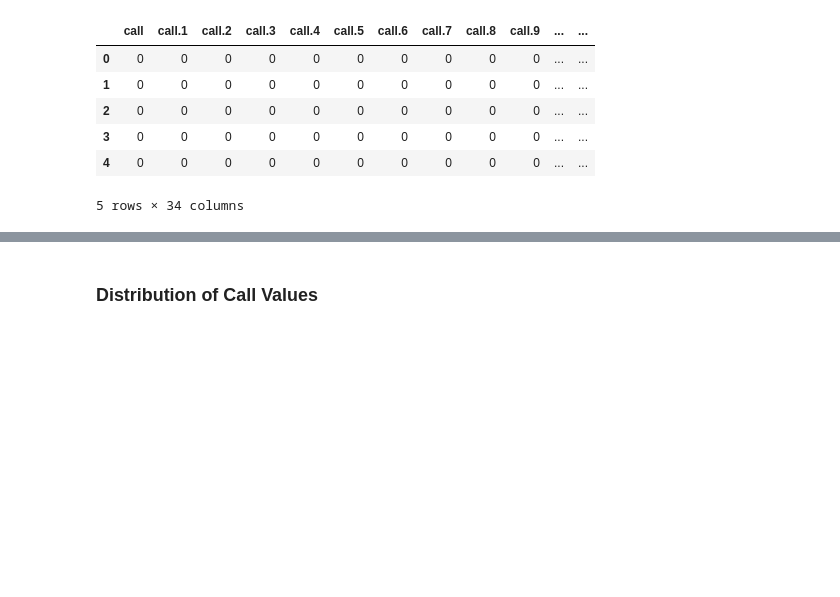
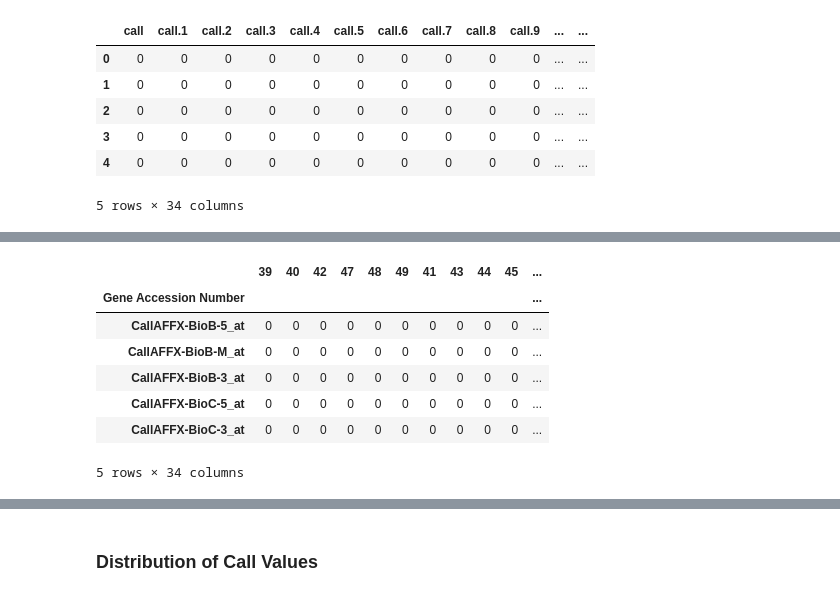
Before and after one commit to charlottedriver/LeukaemiaClassification, a Jupyter notebook: LeukemiaClassification.ipynb, the cells around one changed output, grey strips where cells are left out. Drawn from its saved outputs; the diff is of its cells as text; code cells hidden in the pictures; blank space fills up the shorter version.

```diff
--- a/LeukemiaClassification.ipynb
+++ b/LeukemiaClassification.ipynb
@@ -129,0 +146,11 @@ test_call.head()
+# %%
+test_call.head()
+# %% [output]
+|  | 39 | 40 | 42 | 47 | 48 | 49 | 41 | 43 | 44 | 45 | ... |
+| Gene Accession Number |  |  |  |  |  |  |  |  |  |  | ... |
+| CallAFFX-BioB-5_at | 0 | 0 | 0 | 0 | 0 | 0 | 0 | 0 | 0 | 0 | ... |
+| CallAFFX-BioB-M_at | 0 | 0 | 0 | 0 | 0 | 0 | 0 | 0 | 0 | 0 | ... |
+| CallAFFX-BioB-3_at | 0 | 0 | 0 | 0 | 0 | 0 | 0 | 0 | 0 | 0 | ... |
+| CallAFFX-BioC-5_at | 0 | 0 | 0 | 0 | 0 | 0 | 0 | 0 | 0 | 0 | ... |
+| CallAFFX-BioC-3_at | 0 | 0 | 0 | 0 | 0 | 0 | 0 | 0 | 0 | 0 | ... |
+5 rows × 34 columns
```
Also changed, not shown: parts of 9 cells of this notebook.
